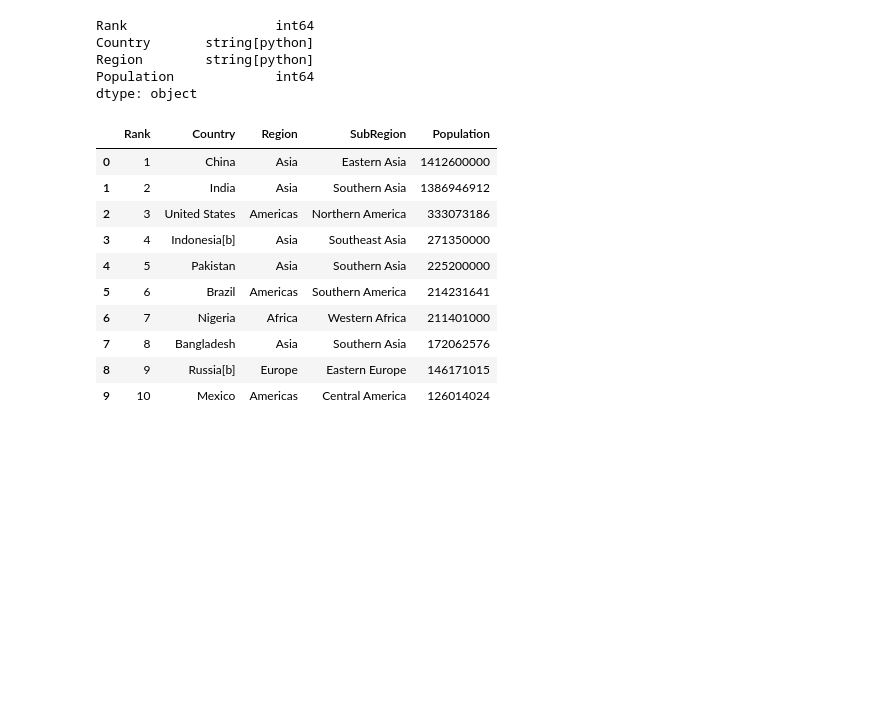
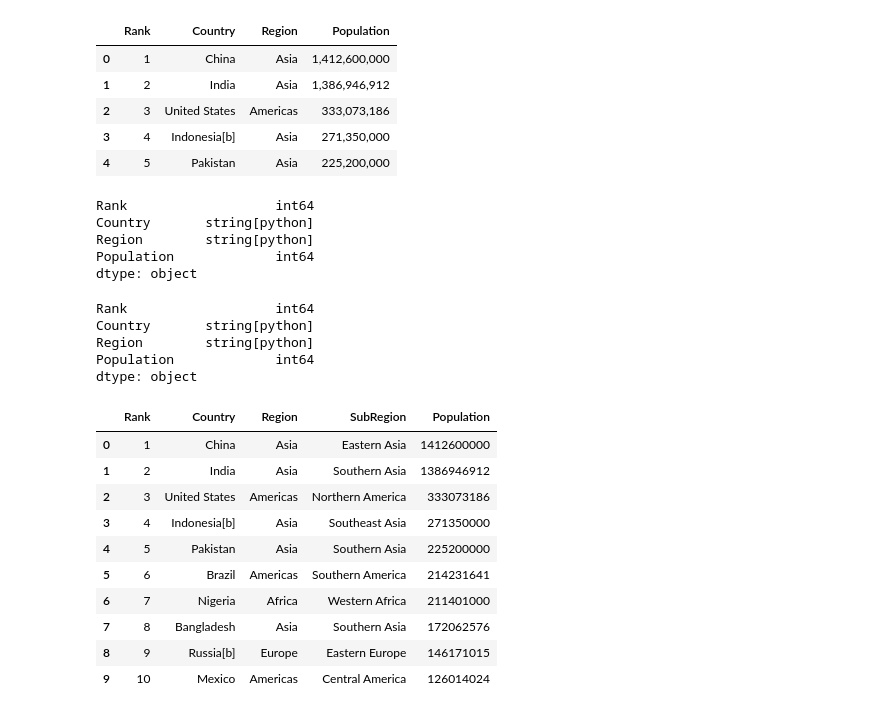
Before and after one commit to sagarverma29/Python-Project-Practice, a Jupyter notebook: PANDAS/10-AggGroupBy.ipynb, the cells around one changed output. Drawn from its saved outputs; the diff is of its cells as text; code cells hidden in the pictures; blank space fills up the shorter version.

```diff
--- a/PANDAS/10-AggGroupBy.ipynb
+++ b/PANDAS/10-AggGroupBy.ipynb
@@ -1,6 +1,23 @@
 # %%
 import pandas as pd
 countries_df = pd.read_csv(r"C:\Users\SAGAVERM\Desktop\DA dataset\top_10_countries.csv")
+# %%
+countries_df.head()
+# %% [output]
+|  | Rank | Country | Region | Population |
+| 0 | 1 | China | Asia | 1,412,600,000 |
+| 1 | 2 | India | Asia | 1,386,946,912 |
+| 2 | 3 | United States | Americas | 333,073,186 |
+| 3 | 4 | Indonesia[b] | Asia | 271,350,000 |
+| 4 | 5 | Pakistan | Asia | 225,200,000 |
+# %%
+countries_df.dtypes
+# %% [output]
+Rank                   int64
+Country       string[python]
+Region        string[python]
+Population             int64
+dtype: object
 # %%
 countries_df.drop(columns=['% of world', 'Date'], inplace=True)
 # %%
```
Also changed, not shown: 1 other file.
